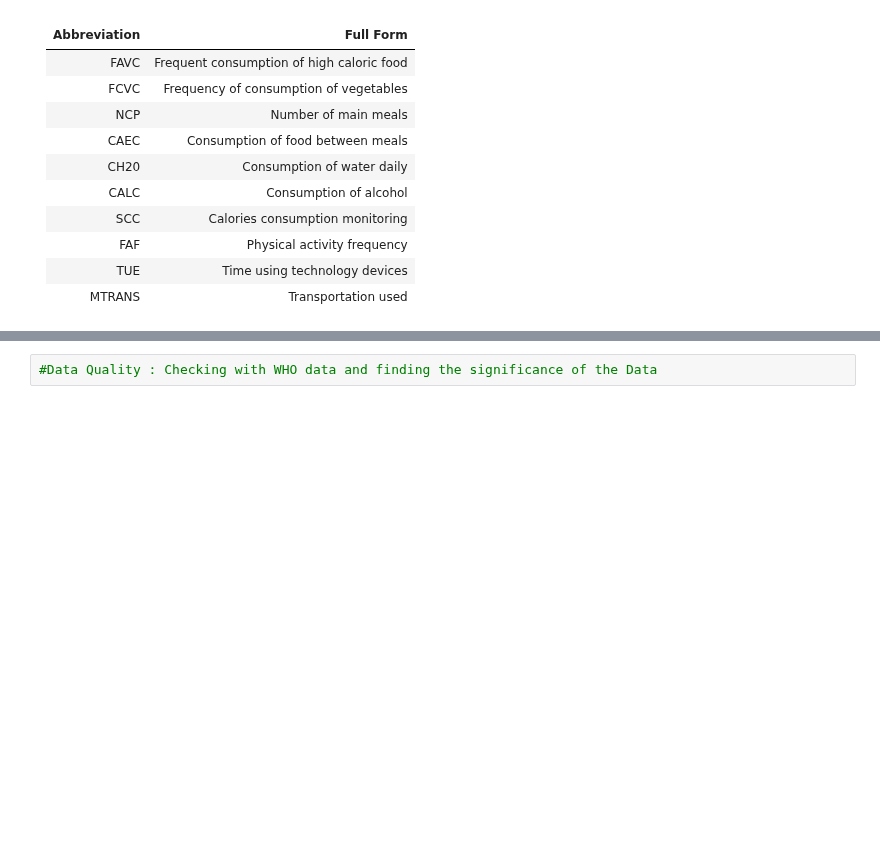
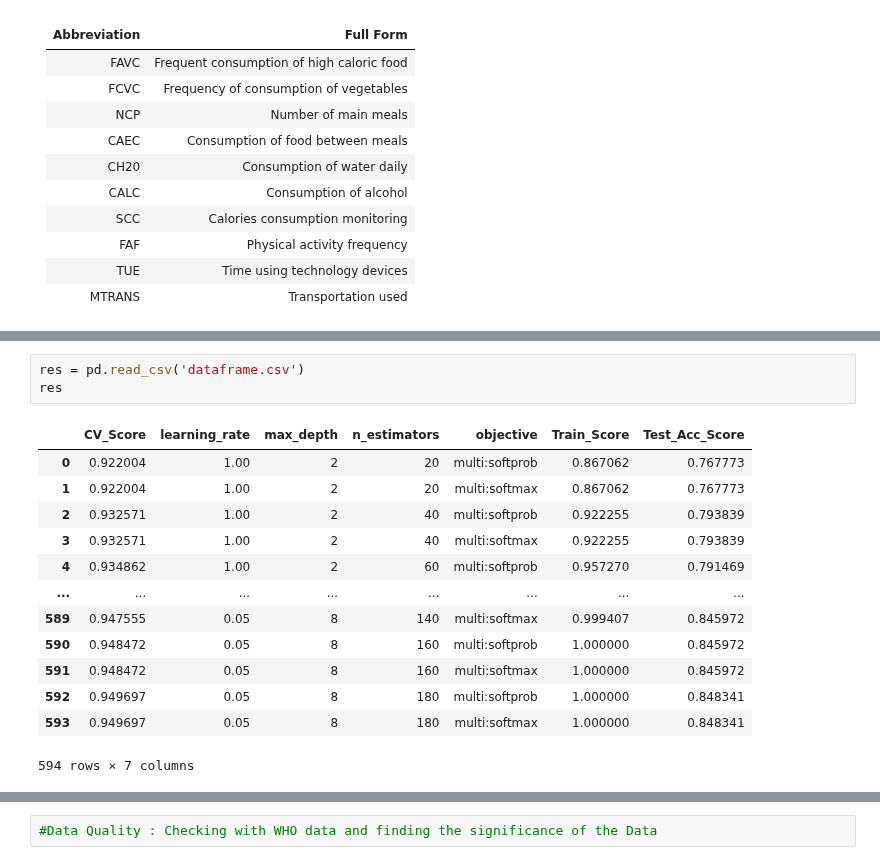
Before and after one commit to shekharbiswas/Obesity, a Jupyter notebook: Visuals.ipynb, the cells around one changed output, grey strips where cells are left out. Saved outputs shown, nothing was run; the diff lists cells and outputs as text; blank space fills up the shorter version.

```diff
--- a/Visuals.ipynb
+++ b/Visuals.ipynb
@@ -37,0 +72,17 @@ df.shape
+# %%
+res = pd.read_csv('dataframe.csv')
+res
+# %% [output]
+|  | CV_Score | learning_rate | max_depth | n_estimators | objective | Train_Score | Test_Acc_Score |
+| 0 | 0.922004 | 1.00 | 2 | 20 | multi:softprob | 0.867062 | 0.767773 |
+| 1 | 0.922004 | 1.00 | 2 | 20 | multi:softmax | 0.867062 | 0.767773 |
+| 2 | 0.932571 | 1.00 | 2 | 40 | multi:softprob | 0.922255 | 0.793839 |
+| 3 | 0.932571 | 1.00 | 2 | 40 | multi:softmax | 0.922255 | 0.793839 |
+| 4 | 0.934862 | 1.00 | 2 | 60 | multi:softprob | 0.957270 | 0.791469 |
+| ... | ... | ... | ... | ... | ... | ... | ... |
+| 589 | 0.947555 | 0.05 | 8 | 140 | multi:softmax | 0.999407 | 0.845972 |
+| 590 | 0.948472 | 0.05 | 8 | 160 | multi:softprob | 1.000000 | 0.845972 |
+| 591 | 0.948472 | 0.05 | 8 | 160 | multi:softmax | 1.000000 | 0.845972 |
+| 592 | 0.949697 | 0.05 | 8 | 180 | multi:softprob | 1.000000 | 0.848341 |
+| 593 | 0.949697 | 0.05 | 8 | 180 | multi:softmax | 1.000000 | 0.848341 |
+594 rows × 7 columns
```
Also changed, not shown: parts of 7 cells of this notebook, 1 other file.
